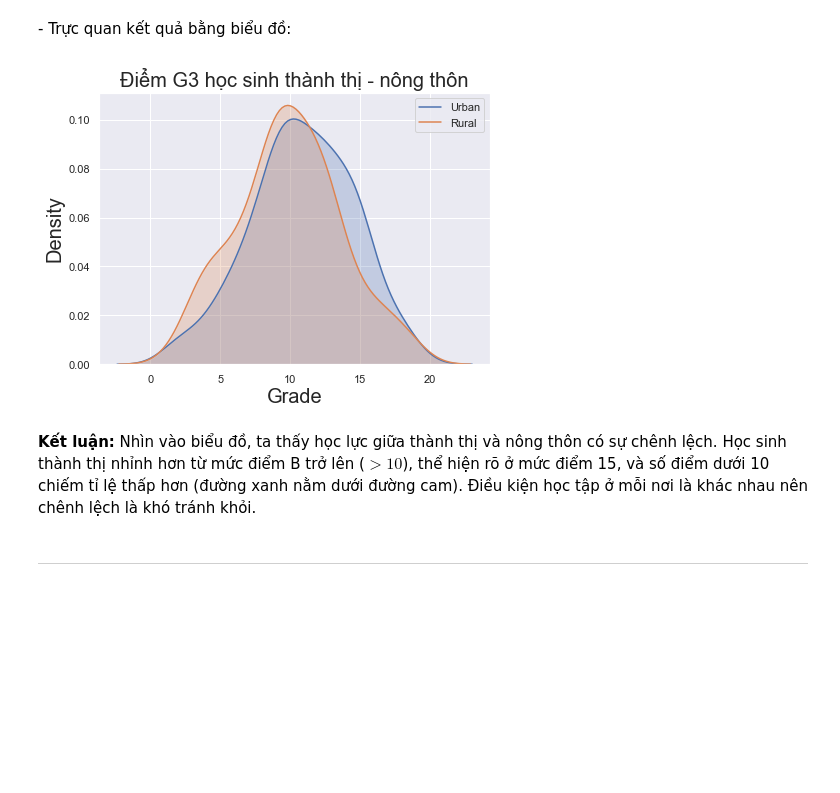
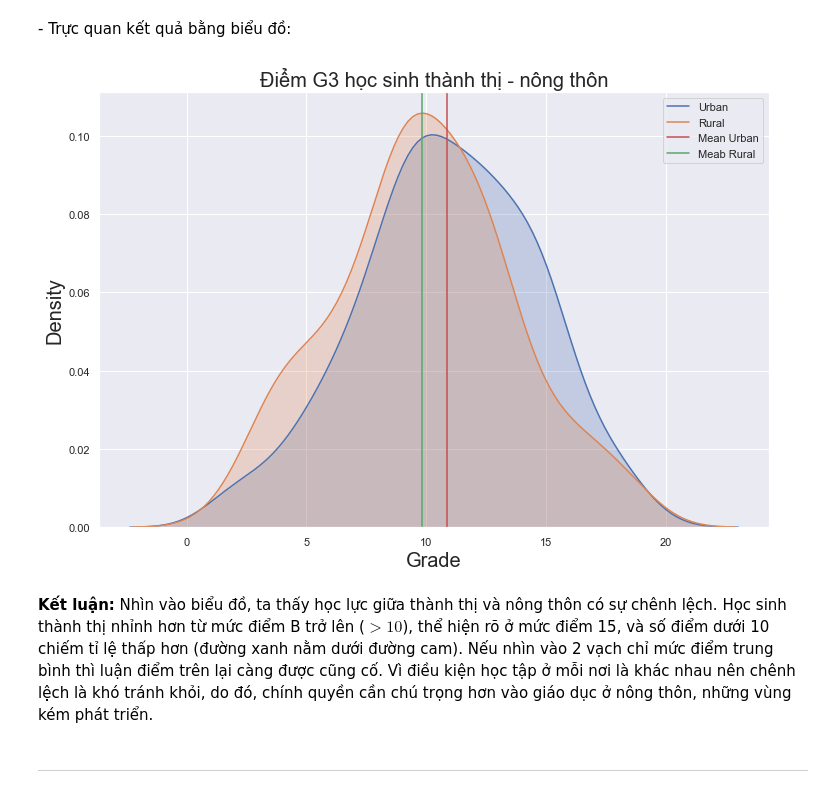
Before and after one commit to bason1999qn/Predict_Student_Performance, a Jupyter notebook: 1712732-ThaiBaSon.ipynb, the cells around one changed output. Saved outputs shown, nothing was run; the diff lists cells and outputs as text; code cells hidden in the pictures; blank space fills up the shorter version.

```diff
--- a/1712732-ThaiBaSon.ipynb
+++ b/1712732-ThaiBaSon.ipynb
@@ -274,7 +295,7 @@ Yếu tố tiêu cực **failures** (số lỗi vi phạm) là điều dễ hi
 # %% [markdown]
 Để kiểm chứng, đầu tiên ta đưa ra dẫn chứng về số học sinh ở thành thị và số học sinh ở nông thôn:
 # %%
-sns.set(rc={'figure.figsize':(7,5)})
+sns.set(rc={'figure.figsize':(12,8)})
 c_3 = sns.countplot(df_s['address'])
 c_3.axes.set_title('Học sinh thành thị và nông thôn', fontsize = 24)
 c_3.set_xlabel('Nơi ở', fontsize = 20)
@@ -286,21 +307,28 @@ plt.show()
 \- Lấy ra cột điểm trung bình của các học sinh đến từ thành thị (df_u) và nông thôn (df_r)
 # %%
 df_u = df_s.loc[df_s['address'] == 'U', 'G_avg']
+mean_u = df_u.mean()
 df_r = df_s.loc[df_s['address'] == 'R', 'G_avg']
+mean_r = df_r.median()
 # %% [markdown]
 \- Trực quan kết quả bằng biểu đồ:
 # %%
-sns.set(rc={'figure.figsize':(7,5)})
+sns.set(rc={'figure.figsize':(12,8)})
 sns.kdeplot(df_u, label='Urban', shade = True)
 sns.kdeplot(df_r, label='Rural', shade = True)
+
+plt.axvline(mean_u, color='r', linestyle='-')
+plt.axvline(mean_r, color='g', linestyle='-')
+
+plt.legend({'Urban':df_u,'Rural': df_r ,'Mean Urban':mean_u,'Meab Rural':mean_r})
 plt.title('Điểm G3 học sinh thành thị - nông thôn', fontsize = 20)
 plt.xlabel('Grade', fontsize = 20);
 plt.ylabel('Density', fontsize = 20)
 plt.show()
 # %% [output]
-[figure, old version]
+[figure, new version]
 # %% [markdown]
-**Kết luận:** Nhìn vào biểu đồ, ta thấy học lực giữa thành thị và nông thôn có sự chênh lệch. Học sinh thành thị nhỉnh hơn từ mức điểm B trở lên ($>10$), thể hiện rõ ở mức điểm 15, và số điểm dưới 10 chiếm tỉ lệ thấp hơn (đường xanh nằm dưới đường cam). Điều kiện học tập ở mỗi nơi là khác nhau nên chênh lệch là khó tránh khỏi.
+**Kết luận:** Nhìn vào biểu đồ, ta thấy học lực giữa thành thị và nông thôn có sự chênh lệch. Học sinh thành thị nhỉnh hơn từ mức điểm B trở lên ($>10$), thể hiện rõ ở mức điểm 15, và số điểm dưới 10 chiếm tỉ lệ thấp hơn (đường xanh nằm dưới đường cam). Nếu nhìn vào 2 vạch chỉ mức điểm trung bình thì luận điểm trên lại càng được cũng cố. Vì điều kiện học tập ở mỗi nơi là khác nhau nên chênh lệch là khó tránh khỏi, do đó, chính quyền cần chú trọng hơn vào giáo dục ở nông thôn, những vùng kém phát triển.
 # %% [markdown]
 ---
 # %% [markdown]
```
Also changed, not shown: parts of 13 cells of this notebook.
